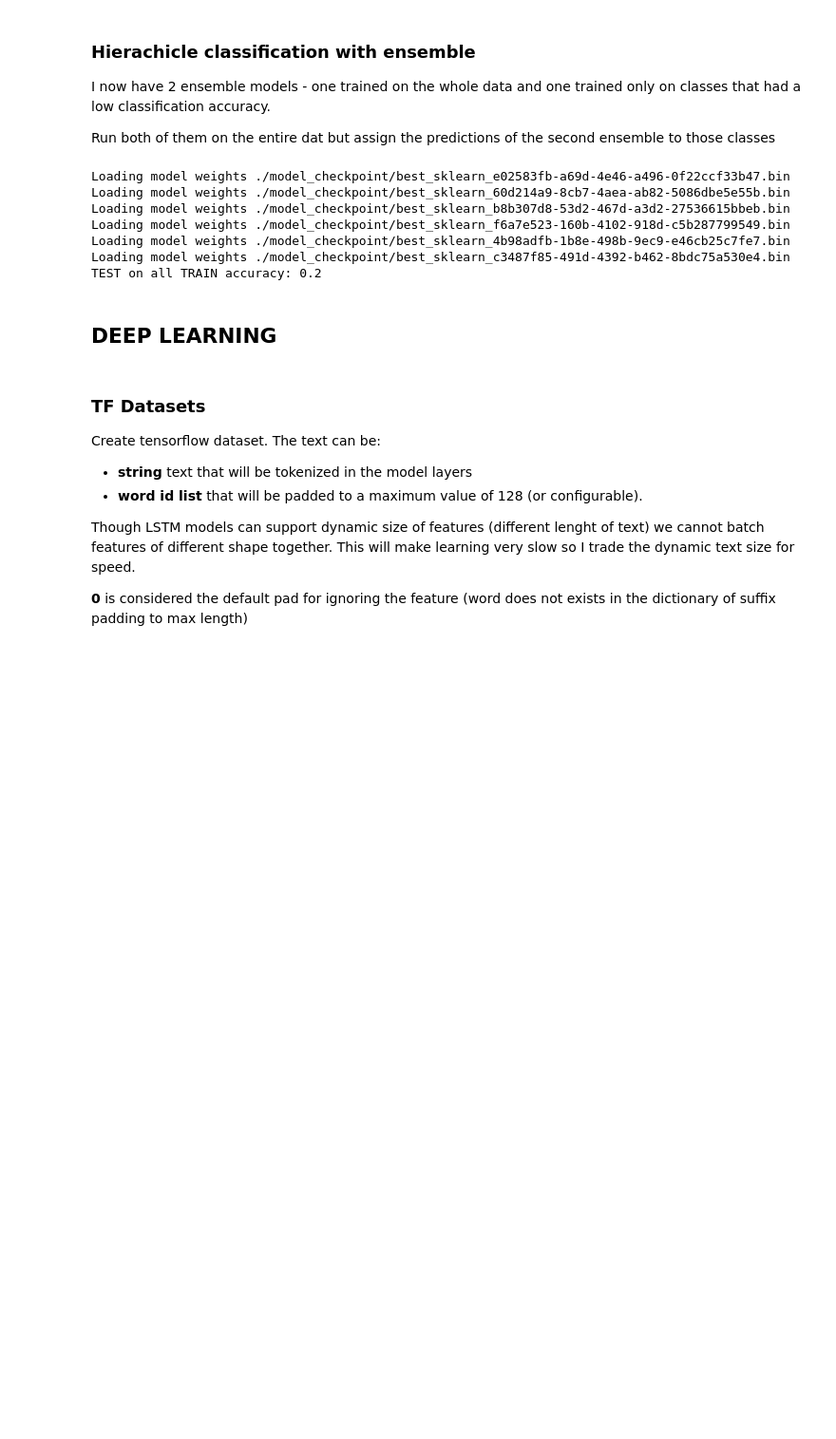
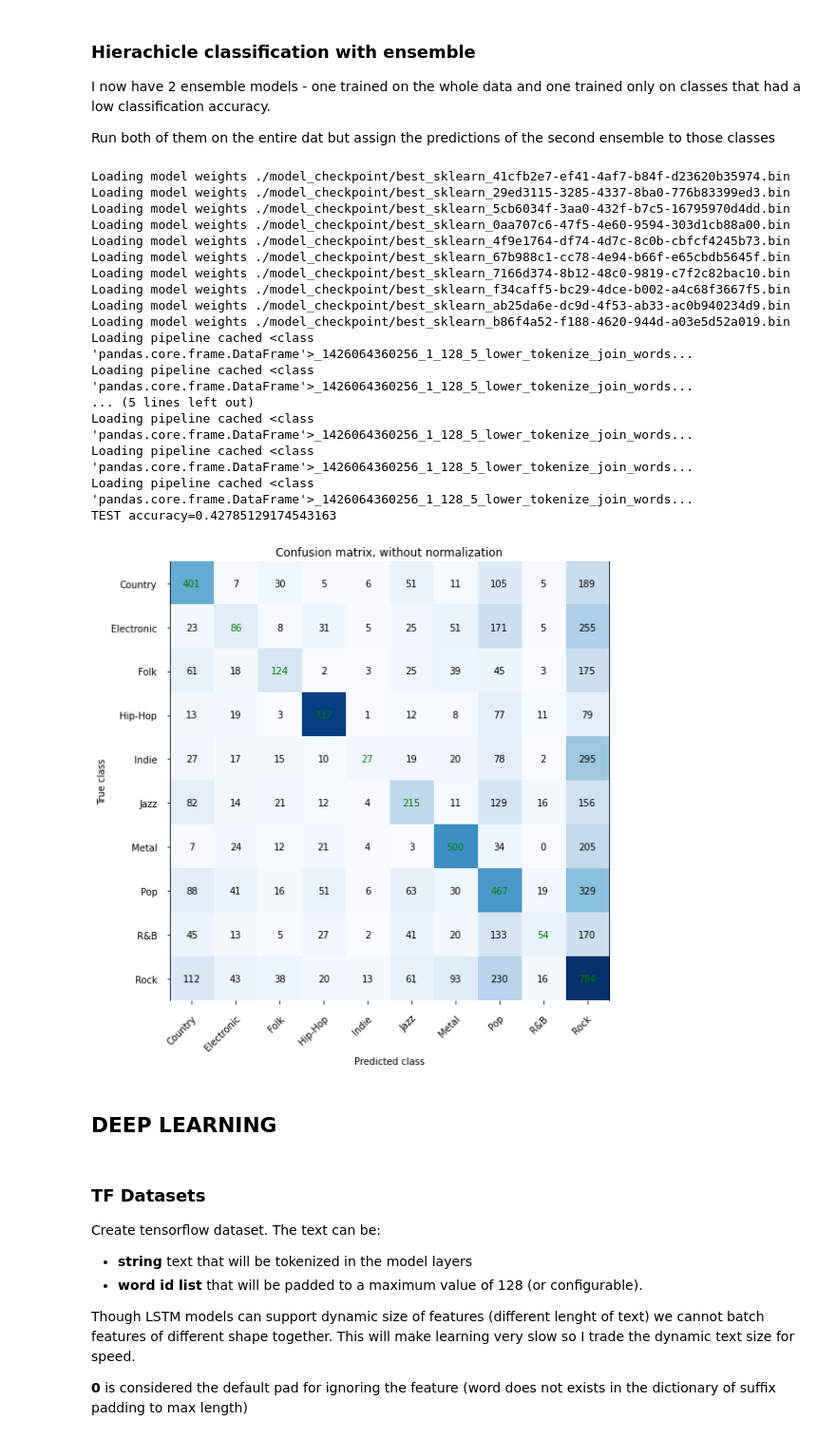
Before and after one commit to glypher/lyrics_classification, a Jupyter notebook: songs.ipynb, the cells around one changed output. Shown at 95% size. Saved outputs shown, nothing was run; the diff lists cells and outputs as text; code cells hidden in the pictures; blank space fills up the shorter version.

```diff
--- a/songs.ipynb
+++ b/songs.ipynb
@@ -759,8 +759,8 @@ Only choose embeddings that have been shown to work well
 
 #### Train other classifiers on low accuracy classes
 # %%
-LEVEL1_CLASSES = ['Country', 'Hip-Hop', 'Jazz', 'Metal', 'Pop'', 'Rock']
-LEVEL2_CLASSES = ['Electronic', 'Folk', 'Indie', 'R&B]
+LEVEL1_CLASSES = ['Country', 'Hip-Hop', 'Jazz', 'Metal', 'Pop', 'Rock']
+LEVEL2_CLASSES = ['Electronic', 'Folk', 'Indie', 'R&B']
 # Search the hyperparameter space for the best model
 svm_lookup_2 = mm.HyperParamsLookup(lambda hyper_params: SVMModel(**hyper_params),
                                   lambda hist: np.max(hist.history('accuracy', mm.DataType.VALIDATION)))
@@ -773,7 +773,7 @@ for trainDFsplit, valDFsplit in CV_TRAIN[0:5]:
 
     valDFsplit = valDFsplit[valDFsplit['target'].isin(LEVEL2_CLASSES)]
 
-    svm_lookup_2.parallel_grid_search((trainDFsplit, valDFsplit, None), log=True, num_threads=10, save_checkpoints=True,
+    svm_lookup_2.parallel_grid_search((trainDFsplit, valDFsplit, None),
                        C=[1.0],
                        class_weight=[None],
                        embeddings=[# 1- 5-6 char bow  using spectogram kernel on the lowered tokenized sentence
@@ -818,22 +821,38 @@ class HieEnsembleModel:
         target1, scores1 = self._ensemble_1.predict(df)
         target2, scores2 = self._ensemble_2.predict(df)
 
+        target1=np.array(target1)
+        target2=np.array(target2)
+        scores1=np.array(scores1)
+        scores2=np.array(scores2)
+
         for c in self._classes2:
-            target1[target1 == c] = target2[target2 == c]
-            scores1[target1 == c] = scores2[target2 == c]
+            target1[target1 == c] = target2[target1 == c]
+            scores1[target1 == c] = scores2[target1 == c]
 
         return target1, scores1
 # %%
-ensemble_2 = HieEnsembleModel(svm_lookup, [2,3,4], svm_lookup_2)
-test_metrics(ensemble_2, testDF, plot_cnf=True)
+ensemble_2 = HieEnsembleModel(svm_lookup, LEVEL2_CLASSES, svm_lookup_2)
+test_metrics(ensemble_2, testDF, plot_roc=False)
 # %% [output]
-Loading model weights ./model_checkpoint/best_sklearn_e02583fb-a69d-4e46-a496-0f22ccf33b47.bin
-Loading model weights ./model_checkpoint/best_sklearn_60d214a9-8cb7-4aea-ab82-5086dbe5e55b.bin
-Loading model weights ./model_checkpoint/best_sklearn_b8b307d8-53d2-467d-a3d2-27536615bbeb.bin
-Loading model weights ./model_checkpoint/best_sklearn_f6a7e523-160b-4102-918d-c5b287799549.bin
-Loading model weights ./model_checkpoint/best_sklearn_4b98adfb-1b8e-498b-9ec9-e46cb25c7fe7.bin
-Loading model weights ./model_checkpoint/best_sklearn_c3487f85-491d-4392-b462-8bdc75a530e4.bin
-TEST on all TRAIN accuracy: 0.2
+Loading model weights ./model_checkpoint/best_sklearn_41cfb2e7-ef41-4af7-b84f-d23620b35974.bin
+Loading model weights ./model_checkpoint/best_sklearn_29ed3115-3285-4337-8ba0-776b83399ed3.bin
+Loading model weights ./model_checkpoint/best_sklearn_5cb6034f-3aa0-432f-b7c5-16795970d4dd.bin
+Loading model weights ./model_checkpoint/best_sklearn_0aa707c6-47f5-4e60-9594-303d1cb88a00.bin
+Loading model weights ./model_checkpoint/best_sklearn_4f9e1764-df74-4d7c-8c0b-cbfcf4245b73.bin
+Loading model weights ./model_checkpoint/best_sklearn_67b988c1-cc78-4e94-b66f-e65cbdb5645f.bin
+Loading model weights ./model_checkpoint/best_sklearn_7166d374-8b12-48c0-9819-c7f2c82bac10.bin
+Loading model weights ./model_checkpoint/best_sklearn_f34caff5-bc29-4dce-b002-a4c68f3667f5.bin
+Loading model weights ./model_checkpoint/best_sklearn_ab25da6e-dc9d-4f53-ab33-ac0b940234d9.bin
+Loading model weights ./model_checkpoint/best_sklearn_b86f4a52-f188-4620-944d-a03e5d52a019.bin
+Loading pipeline cached <class 'pandas.core.frame.DataFrame'>_1426064360256_1_128_5_lower_tokenize_join_words...
+Loading pipeline cached <class 'pandas.core.frame.DataFrame'>_1426064360256_1_128_5_lower_tokenize_join_words...
+... (5 lines left out)
+Loading pipeline cached <class 'pandas.core.frame.DataFrame'>_1426064360256_1_128_5_lower_tokenize_join_words...
+Loading pipeline cached <class 'pandas.core.frame.DataFrame'>_1426064360256_1_128_5_lower_tokenize_join_words...
+Loading pipeline cached <class 'pandas.core.frame.DataFrame'>_1426064360256_1_128_5_lower_tokenize_join_words...
+TEST accuracy=0.42785129174543163
+[figure, added]
 # %% [markdown]
 ## DEEP LEARNING
 # %% [markdown]
```
Also changed, not shown: parts of 4 cells of this notebook.
